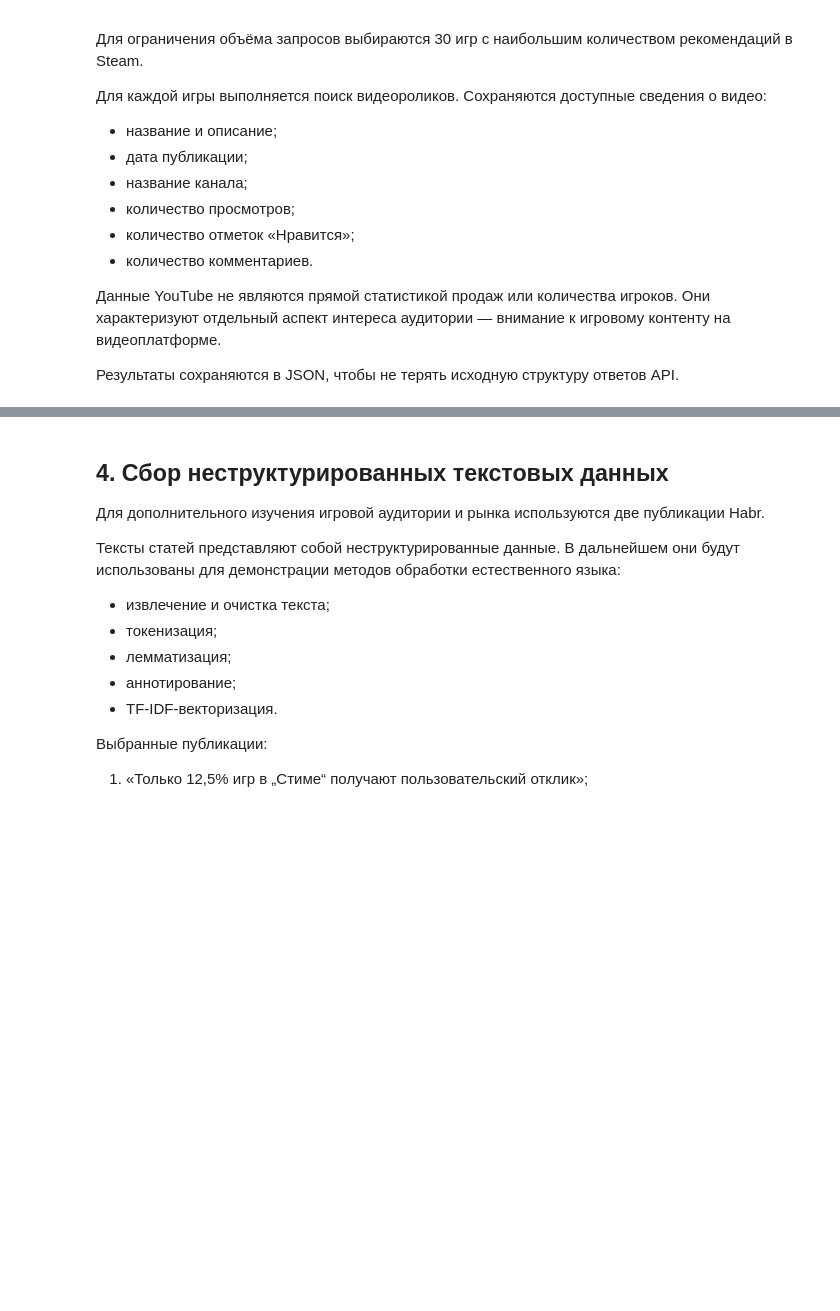
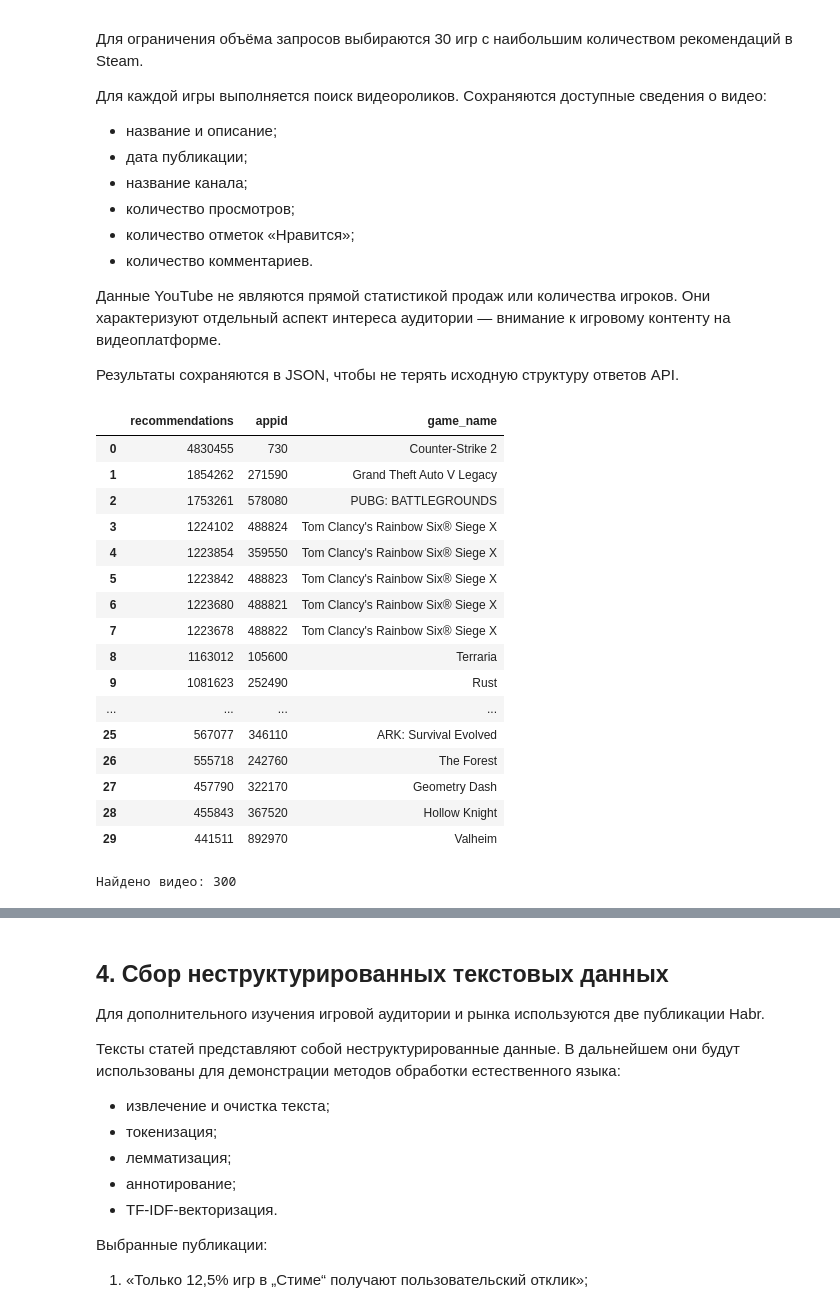
Before and after one commit to Dani-ldyaev/gaming-data-analysis, a Jupyter notebook: notebooks/2_2.ipynb, the cells around one changed output, grey strips where cells are left out. Drawn from its saved outputs; the diff is of its cells as text; code cells hidden in the pictures; blank space fills up the shorter version.

```diff
--- a/notebooks/2_2.ipynb
+++ b/notebooks/2_2.ipynb
@@ -199,36 +300,51 @@ YouTube используется как дополнительный источ
 # %%
 import ijson
 import heapq
 
 steam_json = next((RAW / "steam").rglob("games.json"), None)
 
 if steam_json is None:
     raise FileNotFoundError("Не найден games.json в raw/steam")
 
 top_games = []
 
 with open(steam_json, "rb") as file:
     for appid, game in ijson.kvitems(file, ""):
-        recommendations = game.get("recommendations") or {}
-        count = recommendations.get("total")
+        count = game.get("recommendations")
 
-        if game.get("name") and count is not None:
+        if game.get("name") and isinstance(count, (int, float)):
             top_games.append((
                 int(count),
                 str(appid),
                 game["name"],
             ))
 
 top_games = heapq.nlargest(30, top_games)
 
 top30 = pd.DataFrame(
     top_games,
     columns=["recommendations", "appid", "game_name"],
 )
 
-top30["appid"] = top30["appid"].astype(str)
-
 display(top30)
+# %% [output]
+|  | recommendations | appid | game_name |
+| 0 | 4830455 | 730 | Counter-Strike 2 |
+| 1 | 1854262 | 271590 | Grand Theft Auto V Legacy |
+| 2 | 1753261 | 578080 | PUBG: BATTLEGROUNDS |
+| 3 | 1224102 | 488824 | Tom Clancy's Rainbow Six® Siege X |
+| 4 | 1223854 | 359550 | Tom Clancy's Rainbow Six® Siege X |
+| 5 | 1223842 | 488823 | Tom Clancy's Rainbow Six® Siege X |
+| 6 | 1223680 | 488821 | Tom Clancy's Rainbow Six® Siege X |
+| 7 | 1223678 | 488822 | Tom Clancy's Rainbow Six® Siege X |
+| 8 | 1163012 | 105600 | Terraria |
+| 9 | 1081623 | 252490 | Rust |
+| ... | ... | ... | ... |
+| 25 | 567077 | 346110 | ARK: Survival Evolved |
+| 26 | 555718 | 242760 | The Forest |
+| 27 | 457790 | 322170 | Geometry Dash |
+| 28 | 455843 | 367520 | Hollow Knight |
+| 29 | 441511 | 892970 | Valheim |
 # %%
 api_key = os.getenv("YOUTUBE_API_KEY")
 
@@ -236,7 +352,6 @@ if not api_key:
     raise ValueError("Добавь YOUTUBE_API_KEY в файл .env")
 
 youtube_url = "https://www.googleapis.com/youtube/v3/search"
-videos_url = "https://www.googleapis.com/youtube/v3/videos"
 
 search_results = []
 
@@ -257,16 +372,25 @@ for game_name in top30["game_name"]:
     data = response.json()
 
     for item in data.get("items", []):
+        video_id = item.get("id", {}).get("videoId")
+
+        if not video_id:
+            continue
+
+        snippet = item.get("snippet", {})
+
         search_results.append({
             "game_name": game_name,
-            "video_id": item["id"]["videoId"],
-            "title": item["snippet"]["title"],
-            "description": item["snippet"]["description"],
-            "channel_title": item["snippet"]["channelTitle"],
-            "published_at": item["snippet"]["publishedAt"],
+            "video_id": video_id,
+            "title": snippet.get("title"),
+            "description": snippet.get("description"),
+            "channel_title": snippet.get("channelTitle"),
+            "published_at": snippet.get("publishedAt"),
         })
 
 print("Найдено видео:", len(search_results))
+# %% [output]
+Найдено видео: 300
 # %%
 video_ids = list({
     item["video_id"] for item in search_results
```
Also changed, not shown: parts of 9 cells of this notebook, 2 other files.
